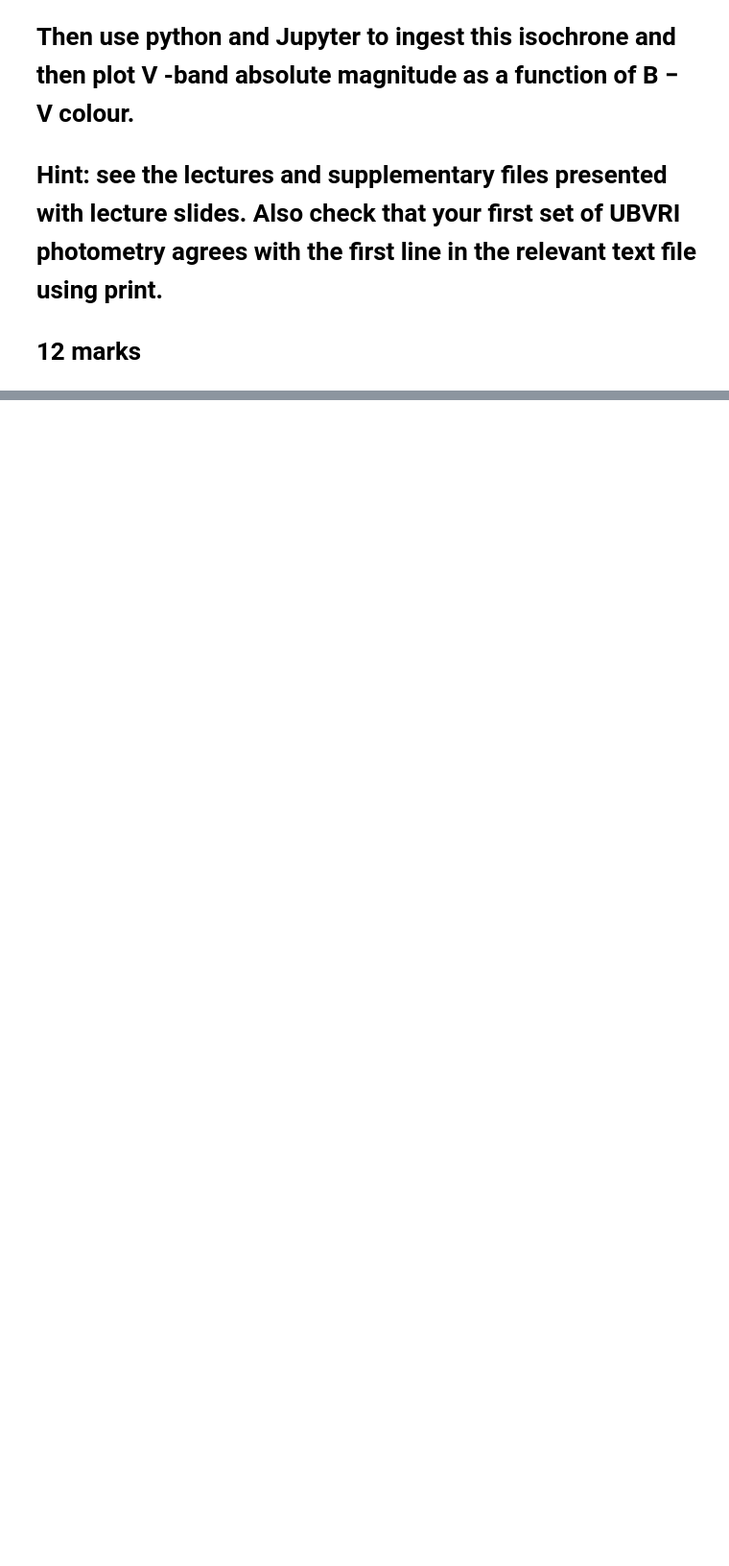
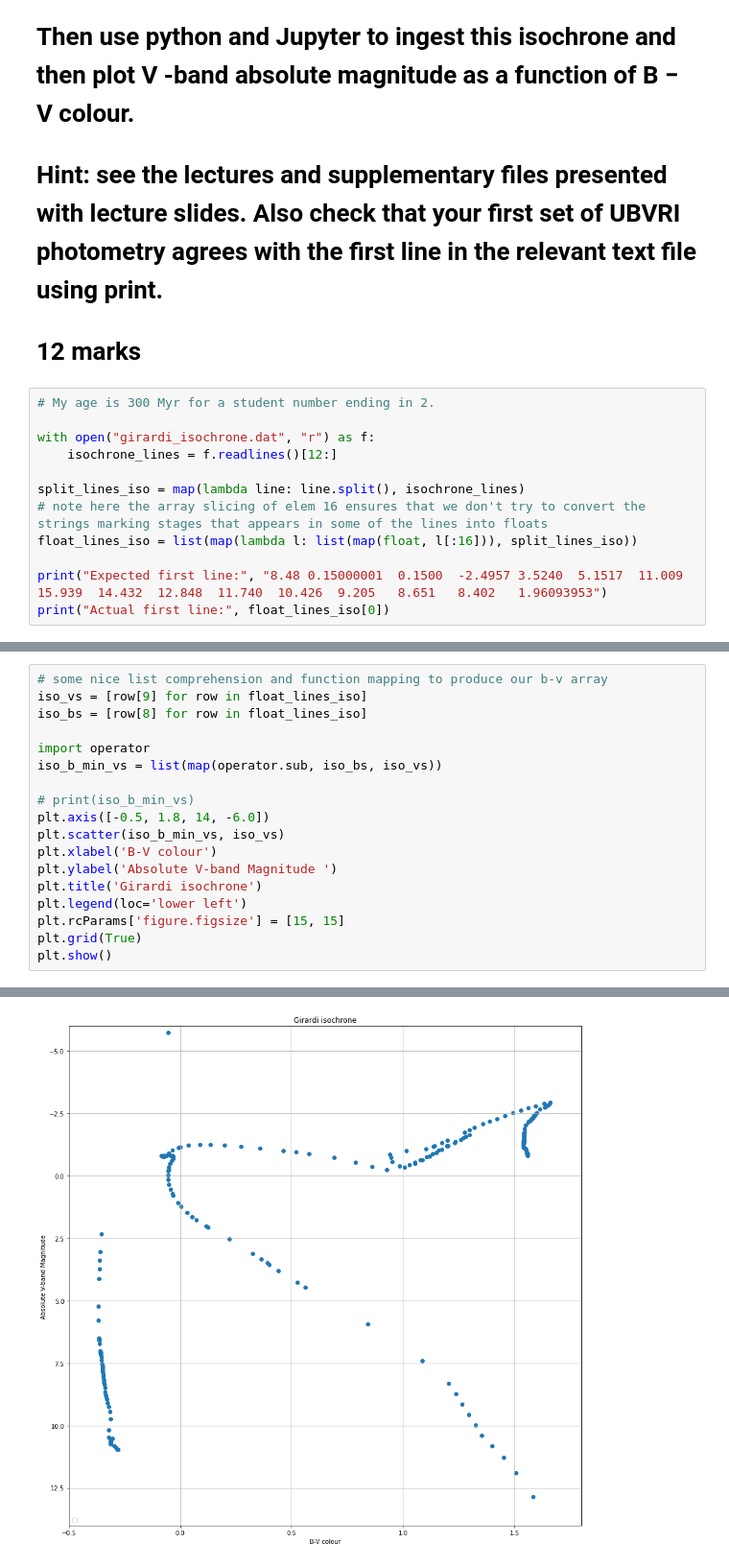
Before and after one commit to cedliang/ASP3231, a Jupyter notebook: Assignment_1/ASP3231_Assignment1_2022.ipynb, the cells around one changed output, grey strips where cells are left out. Shown at 96% size. Cells and saved outputs as stored; diff of their text form; blank space fills up the shorter version.

```diff
--- a/Assignment_1/ASP3231_Assignment1_2022.ipynb
+++ b/Assignment_1/ASP3231_Assignment1_2022.ipynb
@@ -245,3 +283,15 @@ On the other hand, we notice that the medians for both the dust donut and the wh
 
 
 # 12 marks
+# %%
+# My age is 300 Myr for a student number ending in 2.
+
+with open("girardi_isochrone.dat", "r") as f:
+    isochrone_lines = f.readlines()[12:]
+
+split_lines_iso = map(lambda line: line.split(), isochrone_lines)
+# note here the array slicing of elem 16 ensures that we don't try to convert the strings marking stages that appears in some of the lines into floats
+float_lines_iso = list(map(lambda l: list(map(float, l[:16])), split_lines_iso))
+
+print("Expected first line:", "8.48	0.15000001	0.1500	-2.4957	3.5240	5.1517	11.009	15.939	14.432	12.848	11.740	10.426	9.205	8.651	8.402	1.96093953")
+print("Actual first line:", float_lines_iso[0])
@@ -247,0 +301,19 @@ On the other hand, we notice that the medians for both the dust donut and the wh
+# %%
+# some nice list comprehension and function mapping to produce our b-v array
+iso_vs = [row[9] for row in float_lines_iso]
+iso_bs = [row[8] for row in float_lines_iso]
+
+import operator
+iso_b_min_vs = list(map(operator.sub, iso_bs, iso_vs))
+
+# print(iso_b_min_vs)
+plt.axis([-0.5, 1.8, 14, -6.0])
+plt.scatter(iso_b_min_vs, iso_vs)
+plt.xlabel('B-V colour')
+plt.ylabel('Absolute V-band Magnitude ')
+plt.title('Girardi isochrone')
+plt.legend(loc='lower left')
+plt.rcParams['figure.figsize'] = [15, 15]
+plt.grid(True)
+plt.show()
+# %% [output]
@@ -247,0 +321 @@ On the other hand, we notice that the medians for both the dust donut and the wh
+[figure, added]
```
Also changed, not shown: parts of 10 cells of this notebook, 1 other file.
